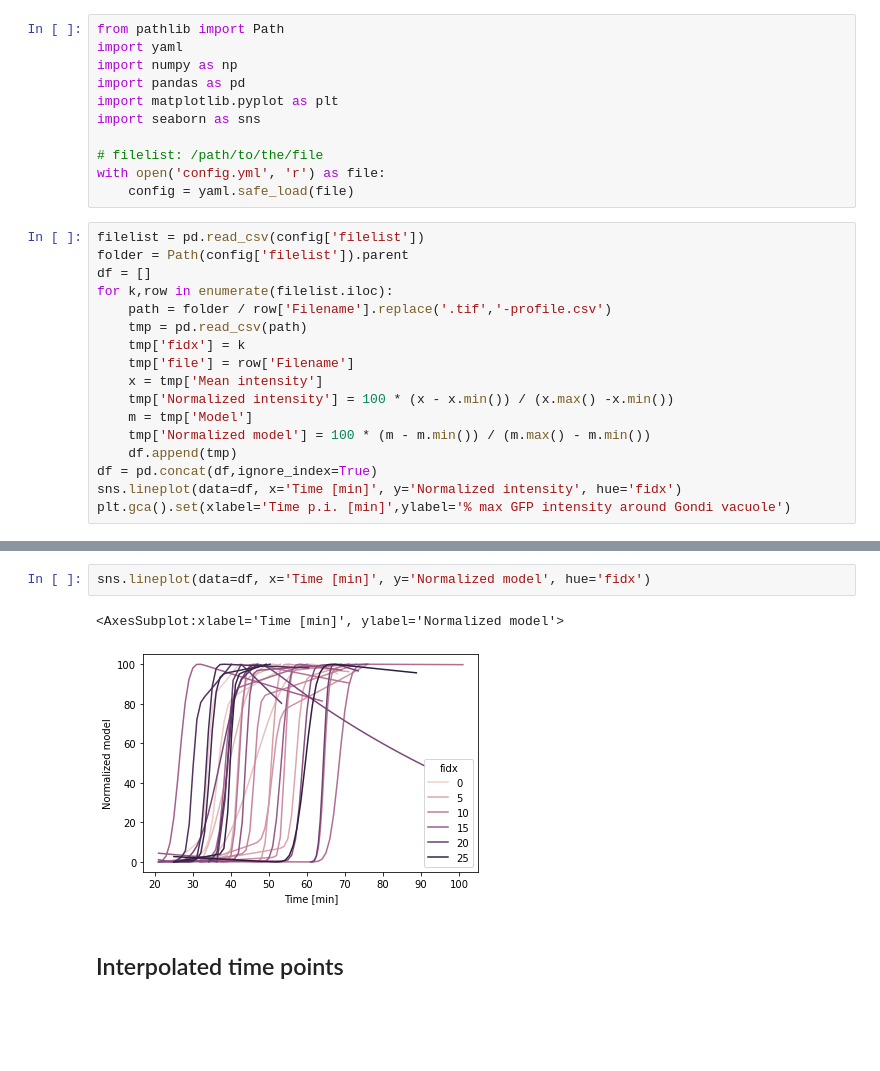
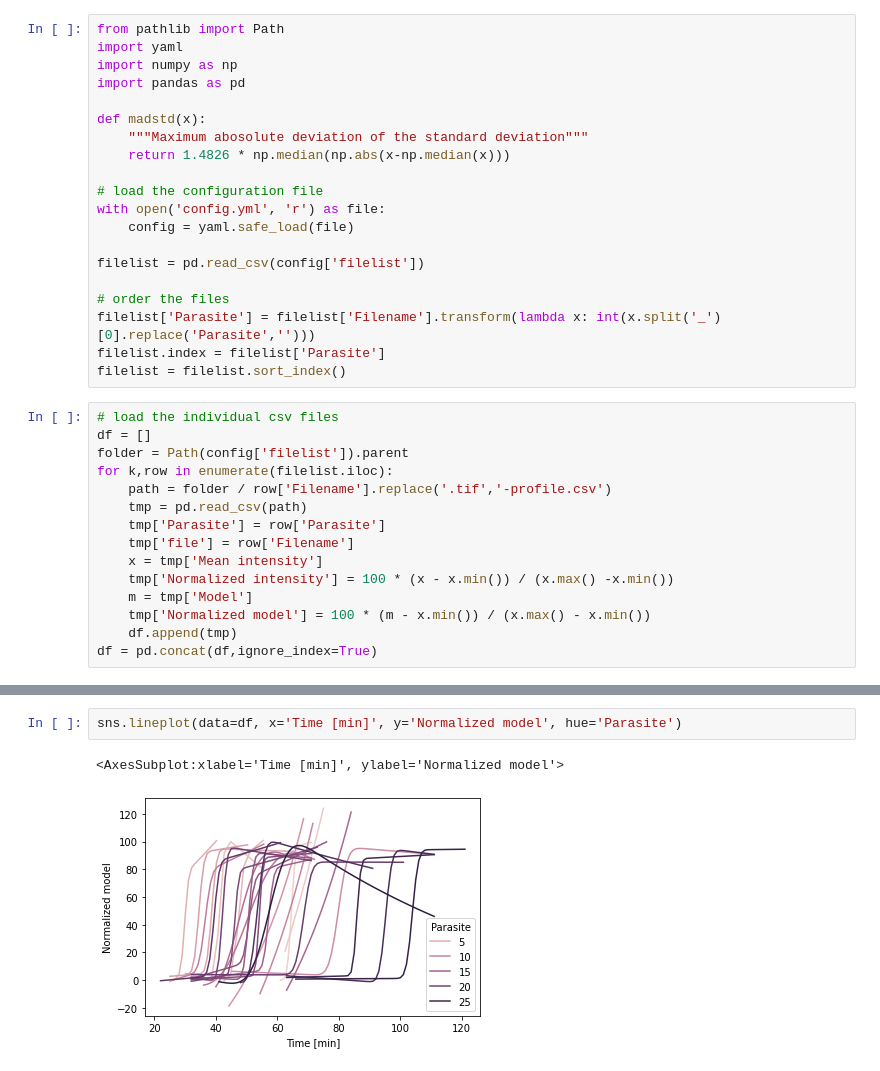
Before and after one commit to jboulanger/imagej-macro, a Jupyter notebook: Pararsite_Coat/Analyze Results.ipynb, the cells around one changed output, grey strips where cells are left out. Cells and saved outputs as stored; diff of their text form; blank space fills up the shorter version.

Commit message:
update parasite coat

```diff
--- a/Pararsite_Coat/Analyze Results.ipynb
+++ b/Pararsite_Coat/Analyze Results.ipynb
@@ -11,26 +15,33 @@ from pathlib import Path
 import yaml
 import numpy as np
 import pandas as pd
-import matplotlib.pyplot as plt
-import seaborn as sns
 
-# filelist: /path/to/the/file
+def madstd(x):
+    """Maximum abosolute deviation of the standard deviation"""
+    return 1.4826 * np.median(np.abs(x-np.median(x)))
+
+# load the configuration file
 with open('config.yml', 'r') as file:
     config = yaml.safe_load(file)
+
+filelist = pd.read_csv(config['filelist'])
+
+# order the files
+filelist['Parasite'] = filelist['Filename'].transform(lambda x: int(x.split('_')[0].replace('Parasite','')))
+filelist.index = filelist['Parasite']
+filelist = filelist.sort_index()
 # %%
-filelist = pd.read_csv(config['filelist'])
+# load the individual csv files
+df = []
 folder = Path(config['filelist']).parent
-df = []
 for k,row in enumerate(filelist.iloc):
     path = folder / row['Filename'].replace('.tif','-profile.csv')
     tmp = pd.read_csv(path)
-    tmp['fidx'] = k
+    tmp['Parasite'] = row['Parasite']
     tmp['file'] = row['Filename']
     x = tmp['Mean intensity']
     tmp['Normalized intensity'] = 100 * (x - x.min()) / (x.max() -x.min())
     m = tmp['Model']
-    tmp['Normalized model'] = 100 * (m - m.min()) / (m.max() - m.min())
+    tmp['Normalized model'] = 100 * (m - x.min()) / (x.max() - x.min())
     df.append(tmp)
 df = pd.concat(df,ignore_index=True)
-sns.lineplot(data=df, x='Time [min]', y='Normalized intensity', hue='fidx')
-plt.gca().set(xlabel='Time p.i. [min]',ylabel='% max GFP intensity around Gondi vacuole')
@@ -41,7 +60,5 @@ plt.gca().set(xlabel='Time p.i. [min]',ylabel='% max GFP intensity around Gondi
 # %%
-sns.lineplot(data=df, x='Time [min]', y='Normalized model', hue='fidx')
+sns.lineplot(data=df, x='Time [min]', y='Normalized model', hue='Parasite')
 # %% [output]
 <AxesSubplot:xlabel='Time [min]', ylabel='Normalized model'>
-[figure, old version]
+[figure, new version]
-# %% [markdown]
-## Interpolated time points
```
Also changed, not shown: parts of 24 cells of this notebook, 1 other file.
